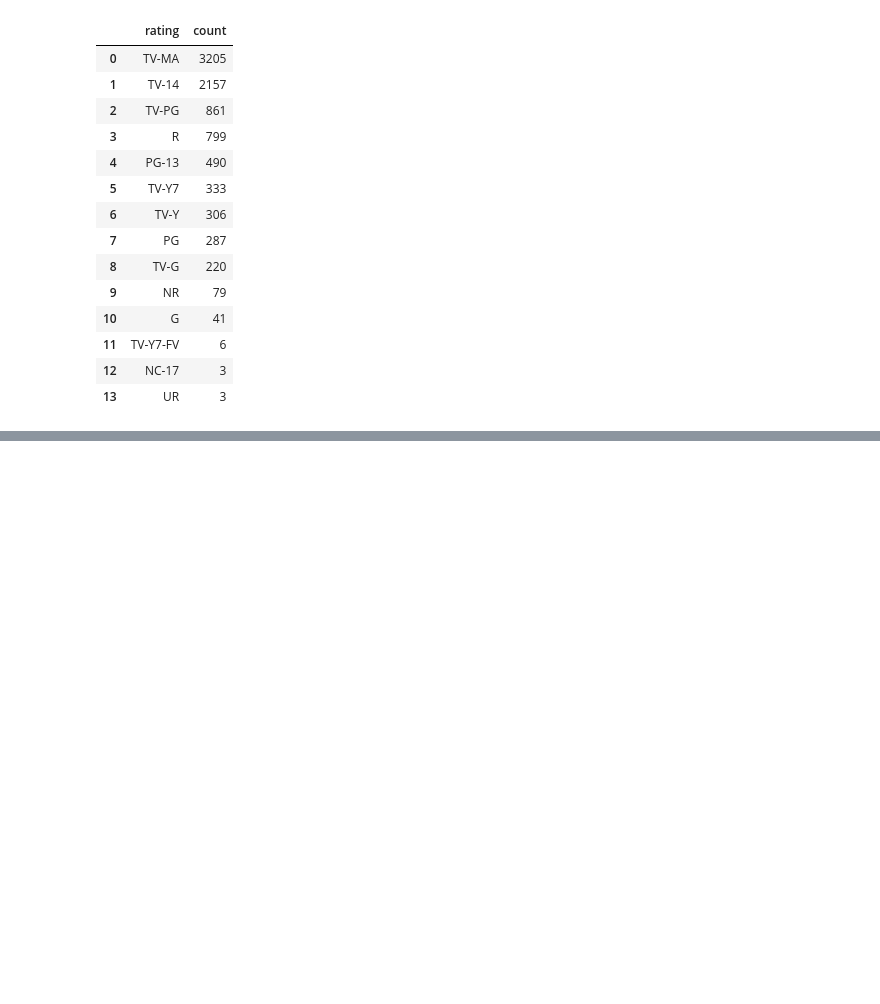
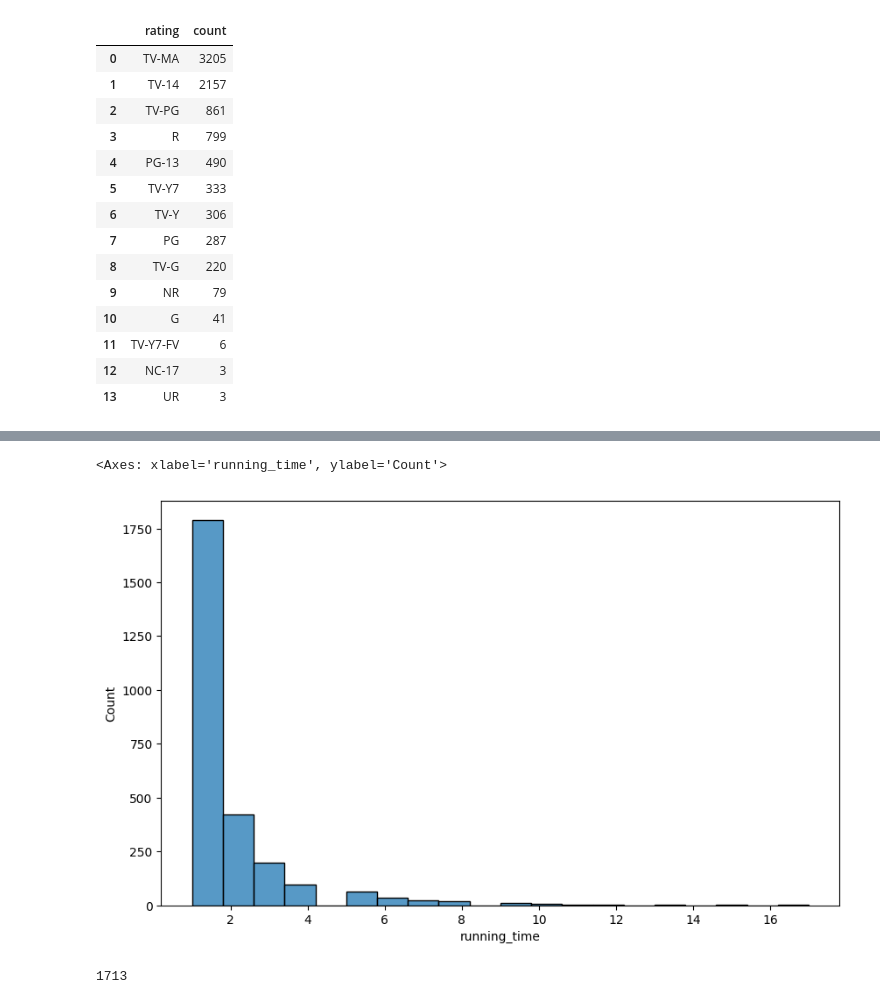
Before and after one commit to akshaykumar2972/Netflix-Data-Analysis, a Jupyter notebook: Netflix_Data_Analysis.ipynb, the cells around one changed output, grey strips where cells are left out. Cells and saved outputs as stored; diff of their text form; code cells hidden in the pictures; blank space fills up the shorter version.

```diff
--- a/Netflix_Data_Analysis.ipynb
+++ b/Netflix_Data_Analysis.ipynb
@@ -304,0 +318,10 @@ df['rating'].value_counts().reset_index()
+# %%
+plt.figure(figsize=(10, 6))
+sns.histplot(x='running_time', data=df[df['type']=='TV Show'], bins=20)
+# %% [output]
+<Axes: xlabel='running_time', ylabel='Count'>
+[figure, added]
+# %%
+df['added_date'].nunique()
+# %% [output]
+1713
```
Also changed, not shown: parts of 7 cells of this notebook.
